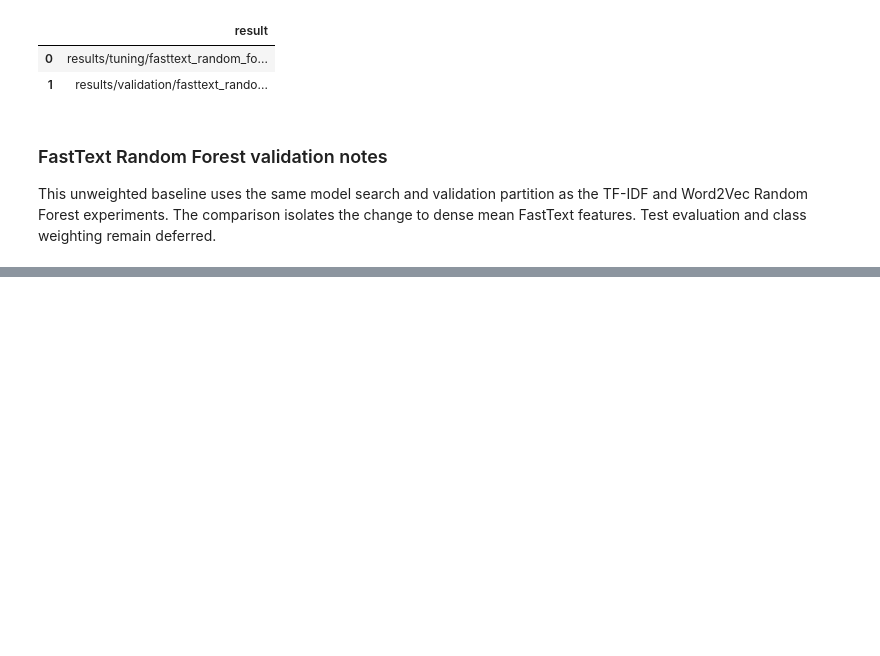
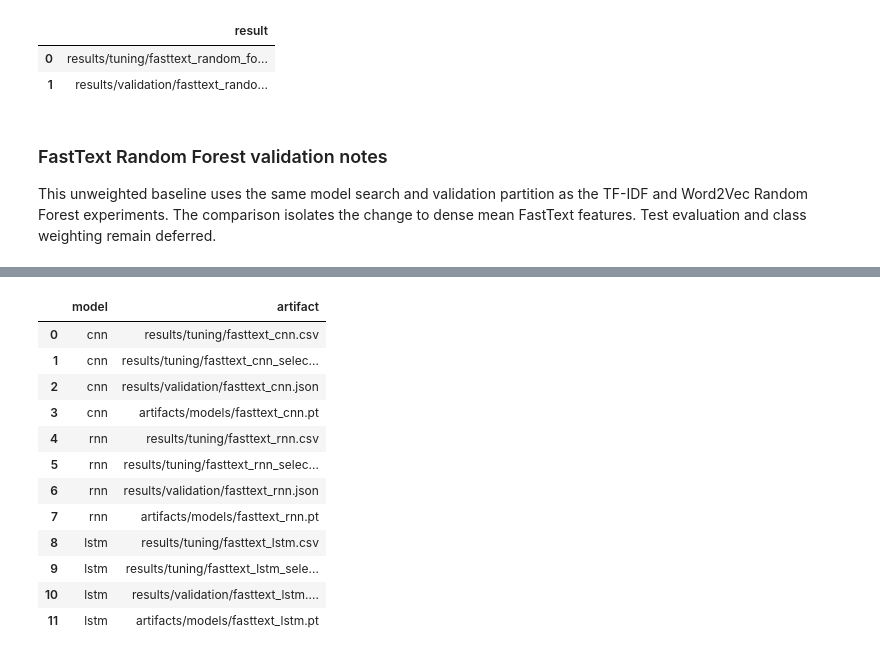
Before and after one commit to iAboud98/arabic-sentiment-analysis, a Jupyter notebook: notebooks/arabic_sentiment_analysis.ipynb, the cells around one changed output, grey strips where cells are left out. Drawn from its saved outputs; the diff is of its cells as text; code cells hidden in the pictures; blank space fills up the shorter version.

```diff
--- a/notebooks/arabic_sentiment_analysis.ipynb
+++ b/notebooks/arabic_sentiment_analysis.ipynb
@@ -3810,0 +4258,77 @@ This unweighted baseline uses the same model search and validation partition as
+# %%
+fasttext_neural_artifact_directory = PATHS["artifacts"] / "models"
+fasttext_neural_artifact_directory.mkdir(parents=True, exist_ok=True)
+saved_fasttext_neural_rows = []
+for model_name in fasttext_neural_model_names:
+    experiment = FASTTEXT_NEURAL_EXPERIMENTS[model_name]
+    validation_result = FASTTEXT_NEURAL_VALIDATION_RESULTS[model_name]
+    tuning_path = tuning_results_directory / f"fasttext_{model_name}.csv"
+    history_path = (
+        tuning_results_directory / f"fasttext_{model_name}_selected_history.csv"
+    )
+    validation_path = (
+        validation_results_directory / f"fasttext_{model_name}.json"
+    )
+    model_path = fasttext_neural_artifact_directory / f"fasttext_{model_name}.pt"
+    experiment["tuning_results"].to_csv(tuning_path, index=False)
+    experiment["history"].to_csv(history_path, index=False)
+    torch.save(
+        {
+            "state_dict": experiment["state_dict"],
+            "parameters": experiment["parameters"],
+            "architecture": model_name,
+            "max_sequence_length": FASTTEXT_MAX_SEQUENCE_LENGTH,
+            "label_order": SENTIMENT_LABELS,
+        },
+        model_path,
+    )
+    result_payload = {
+        "experiment_id": f"fasttext_{model_name}_validation",
+        "representation": "fasttext_sequence",
+        "classifier": "vanilla_rnn" if model_name == "rnn" else model_name,
+        "seed": SEED,
+        "device": str(DEVICE),
+        "selection_metric": CONFIG["evaluation"]["primary_metric"],
+        "selected_parameters": experiment["parameters"],
+        "selected_epoch": experiment["selected_epoch"],
+        "training_rows": len(PROCESSED_PARTITIONS["train"]),
+        "validation_rows": len(PROCESSED_PARTITIONS["validation"]),
+        "aggregate_metrics": validation_result["aggregate_metrics"],
+        "per_class_metrics": validation_result["per_class_metrics"].to_dict(
+            orient="index"
+        ),
+        "confusion_matrix": validation_result["confusion_matrix"].to_dict(
+            orient="index"
+        ),
+        "test_evaluated": False,
+        "class_weighted": False,
+    }
+    with validation_path.open("w", encoding="utf-8") as result_file:
+        json.dump(
+            result_payload,
+            result_file,
+            ensure_ascii=False,
+            indent=2,
+            sort_keys=True,
+        )
+        result_file.write("\n")
+    saved_fasttext_neural_rows.extend(
+        {"model": model_name, "artifact": str(path.relative_to(PROJECT_ROOT))}
+        for path in (tuning_path, history_path, validation_path, model_path)
+    )
+
+pd.DataFrame(saved_fasttext_neural_rows)
+# %% [output]
+|  | model | artifact |
+| 0 | cnn | results/tuning/fasttext_cnn.csv |
+| 1 | cnn | results/tuning/fasttext_cnn_selec... |
+| 2 | cnn | results/validation/fasttext_cnn.json |
+| 3 | cnn | artifacts/models/fasttext_cnn.pt |
+| 4 | rnn | results/tuning/fasttext_rnn.csv |
+| 5 | rnn | results/tuning/fasttext_rnn_selec... |
+| 6 | rnn | results/validation/fasttext_rnn.json |
+| 7 | rnn | artifacts/models/fasttext_rnn.pt |
+| 8 | lstm | results/tuning/fasttext_lstm.csv |
+| 9 | lstm | results/tuning/fasttext_lstm_sele... |
+| 10 | lstm | results/validation/fasttext_lstm.... |
+| 11 | lstm | artifacts/models/fasttext_lstm.pt |
```
Also changed, not shown: parts of 7 cells of this notebook, 9 other files.
